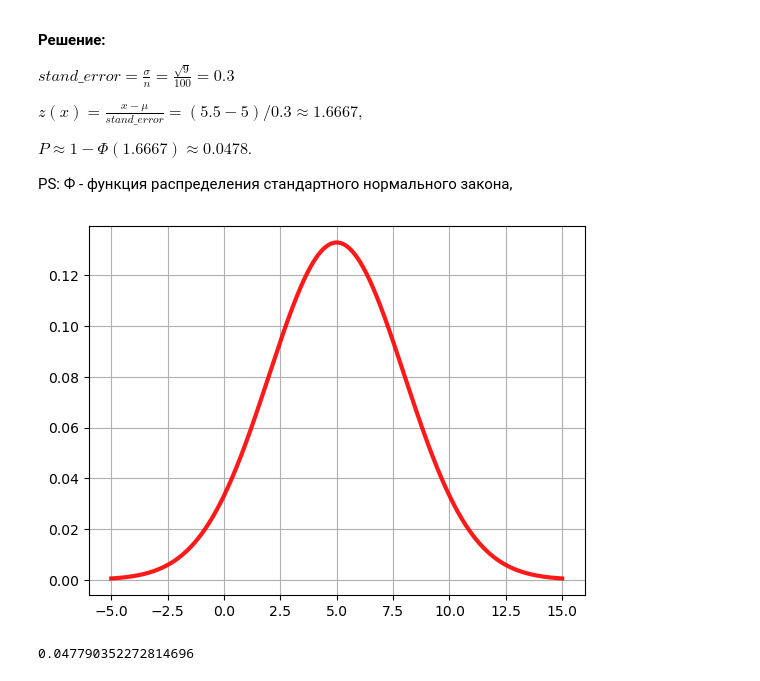
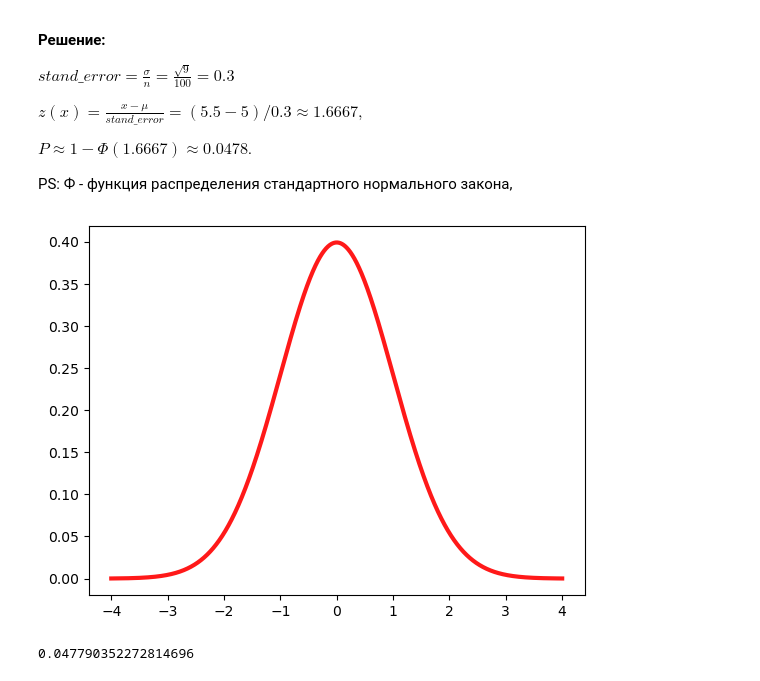
Before and after one commit to iTonyJah/DataScience, a Jupyter notebook: Edu/statistics/Практика_неделя_1.ipynb, the cells around one changed output. Saved outputs shown, nothing was run; the diff lists cells and outputs as text; code cells hidden in the pictures.

Commit message:
plot gauss under gaussian

```diff
--- a/Edu/statistics/Практика_неделя_1.ipynb
+++ b/Edu/statistics/Практика_неделя_1.ipynb
@@ -212,12 +212,12 @@ $P\approx 1-Φ(1.6667)\approx0.0478$.
 
 PS: Ф - функция распределения стандартного нормального закона,
 # %%
-x = np.linspace(-5, 15, 3000)
-plt.plot(x, norm.pdf(x, 5, 3), 'r-', lw=3, alpha=0.9)
-plt.grid()
+x = np.linspace(-4, 4, 3000)
+plt.plot(x, norm.pdf(x, 0, 1), 'r-', lw=3, alpha=0.9)
+#plt.grid()
 plt.show()
 # %% [output]
-[figure, old version]
+[figure, new version]
 # %%
 1 - norm.cdf((5.5 - 5) / 0.3)
 # %% [output]
```
Also changed, not shown: parts of 2 cells of this notebook, 6 other files.
